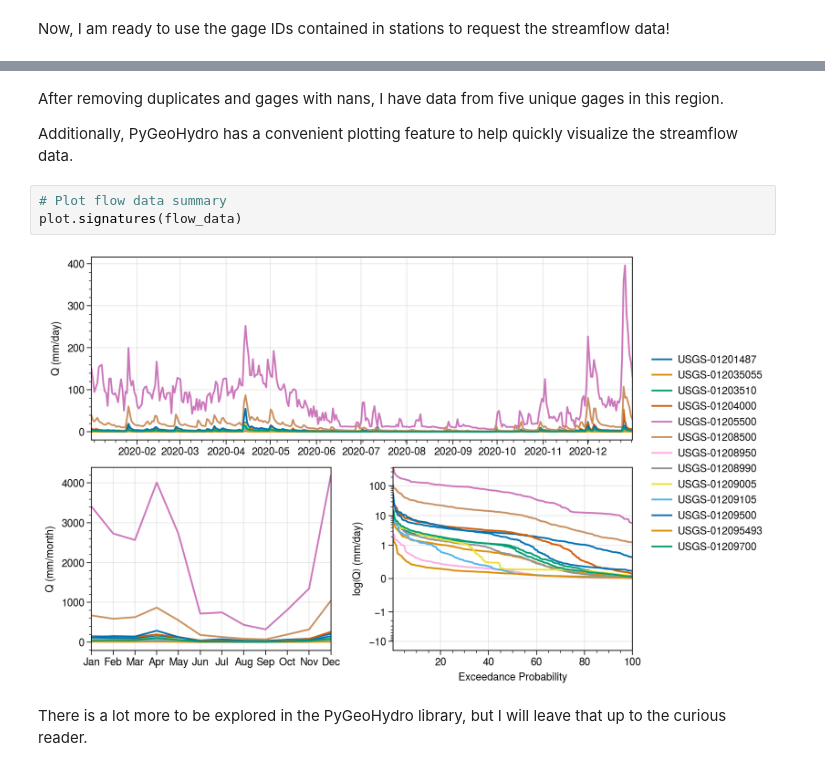
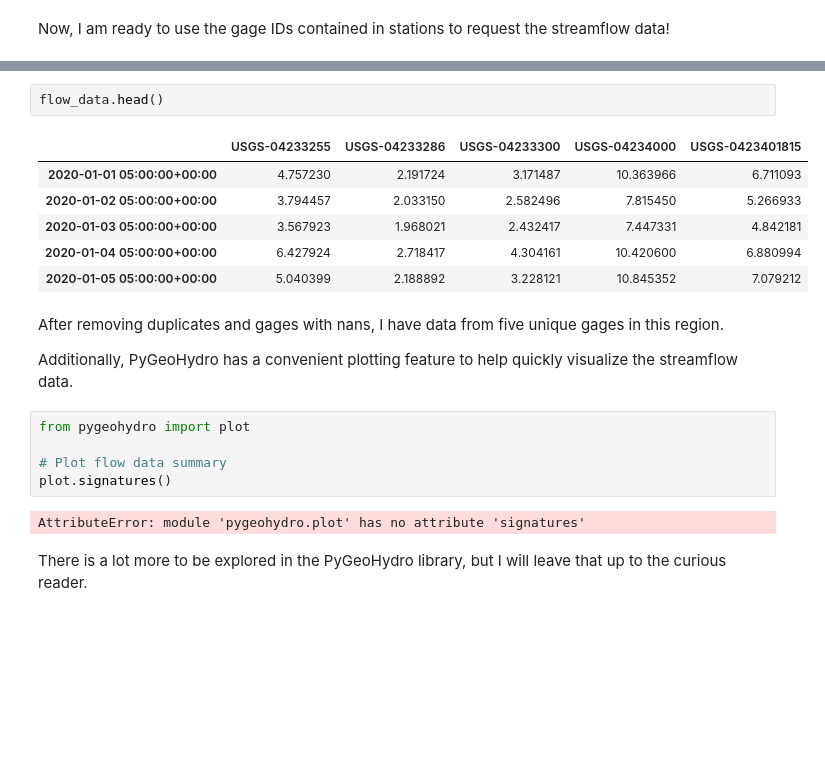
Before and after one commit to whitelightning450/Data-Acquisition-Processing-Analysis, a Jupyter notebook: HyRiver/HYRIVER_Tutorial.ipynb, the cells around one changed output, grey strips where cells are left out. Saved outputs shown, nothing was run; the diff lists cells and outputs as text; blank space fills up the shorter version.

Commit message:
semi built first HyRiver module

```diff
--- a/HyRiver/HYRIVER_Tutorial.ipynb
+++ b/HyRiver/HYRIVER_Tutorial.ipynb
@@ -139,12 +74,23 @@ Dropped 1 stations since they don't have discharge data from 2020-01-01 to 2020-
+# %%
+flow_data.head()
+# %% [output]
+|  | USGS-04233255 | USGS-04233286 | USGS-04233300 | USGS-04234000 | USGS-0423401815 |
+| 2020-01-01 05:00:00+00:00 | 4.757230 | 2.191724 | 3.171487 | 10.363966 | 6.711093 |
+| 2020-01-02 05:00:00+00:00 | 3.794457 | 2.033150 | 2.582496 | 7.815450 | 5.266933 |
+| 2020-01-03 05:00:00+00:00 | 3.567923 | 1.968021 | 2.432417 | 7.447331 | 4.842181 |
+| 2020-01-04 05:00:00+00:00 | 6.427924 | 2.718417 | 4.304161 | 10.420600 | 6.880994 |
+| 2020-01-05 05:00:00+00:00 | 5.040399 | 2.188892 | 3.228121 | 10.845352 | 7.079212 |
 # %% [markdown]
 After removing duplicates and gages with nans, I have data from five unique gages in this region.
 
 Additionally, PyGeoHydro has a convenient plotting feature to help quickly visualize the streamflow data.
 # %%
+from pygeohydro import plot
+
 # Plot flow data summary
-plot.signatures(flow_data)
+plot.signatures()
 # %% [output]
-[figure, removed]
+AttributeError: module 'pygeohydro.plot' has no attribute 'signatures'
 # %% [markdown]
 There is a lot more to be explored in the PyGeoHydro library, but I will leave that up to the curious reader.
 # %% [markdown]
```
Also changed, not shown: parts of 6 cells of this notebook, 6 other files.
